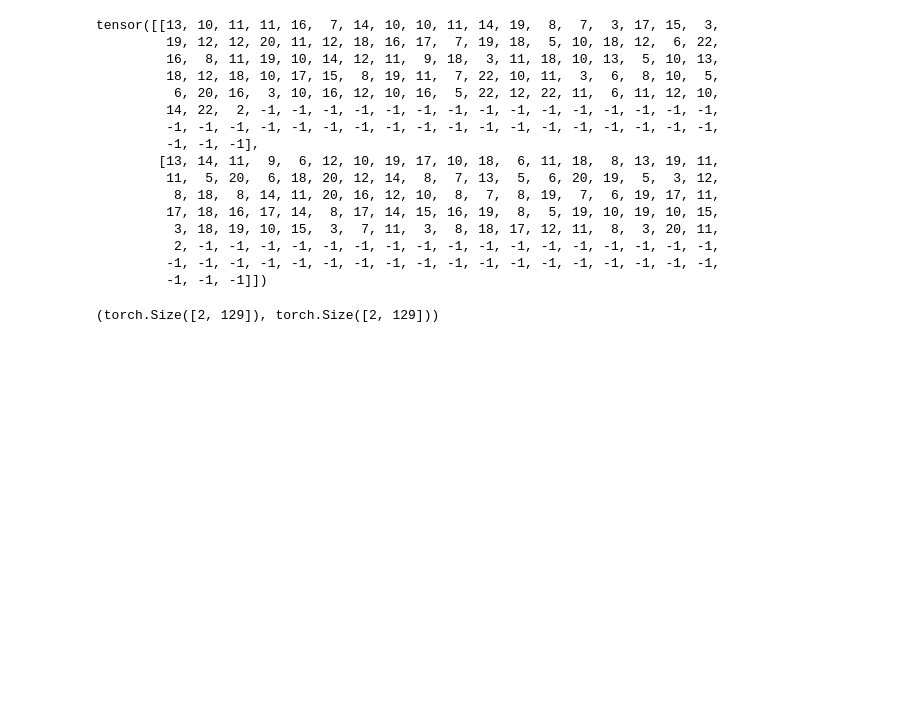
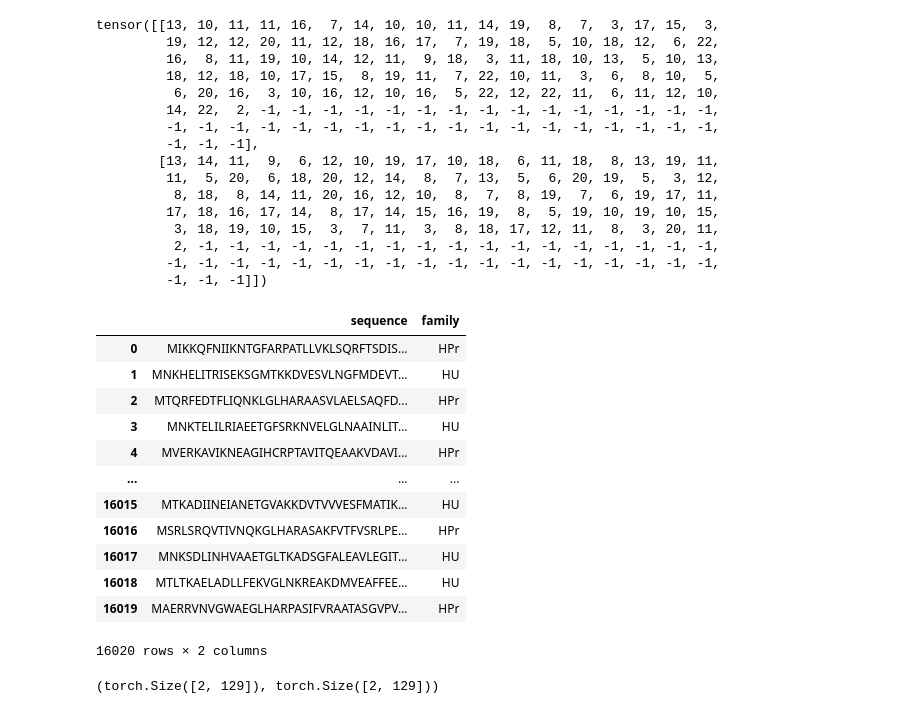
Before and after one commit to andregodinhodtu/02456-autoregressive-project, a Jupyter notebook: notebooks/transformer.ipynb, the cells around one changed output. Cells and saved outputs as stored; diff of their text form; code cells hidden in the pictures; blank space fills up the shorter version.

```diff
--- a/notebooks/transformer.ipynb
+++ b/notebooks/transformer.ipynb
@@ -144,6 +144,22 @@ tensor([[13, 10, 11, 11, 16,  7, 14, 10, 10, 11, 14, 19,  8,  7,  3, 17, 15,  3,
           2, -1, -1, -1, -1, -1, -1, -1, -1, -1, -1, -1, -1, -1, -1, -1, -1, -1,
          -1, -1, -1, -1, -1, -1, -1, -1, -1, -1, -1, -1, -1, -1, -1, -1, -1, -1,
          -1, -1, -1]])
+# %%
+train_data.df
+# %% [output]
+|  | sequence | family |
+| 0 | MIKKQFNIIKNTGFARPATLLVKLSQRFTSDIS... | HPr |
+| 1 | MNKHELITRISEKSGMTKKDVESVLNGFMDEVT... | HU |
+| 2 | MTQRFEDTFLIQNKLGLHARAASVLAELSAQFD... | HPr |
+| 3 | MNKTELILRIAEETGFSRKNVELGLNAAINLIT... | HU |
+| 4 | MVERKAVIKNEAGIHCRPTAVITQEAAKVDAVI... | HPr |
+| ... | ... | ... |
+| 16015 | MTKADIINEIANETGVAKKDVTVVVESFMATIK... | HU |
+| 16016 | MSRLSRQVTIVNQKGLHARASAKFVTFVSRLPE... | HPr |
+| 16017 | MNKSDLINHVAAETGLTKADSGFALEAVLEGIT... | HU |
+| 16018 | MTLTKAELADLLFEKVGLNKREAKDMVEAFFEE... | HU |
+| 16019 | MAERRVNVGWAEGLHARPASIFVRAATASGVPV... | HPr |
+16020 rows × 2 columns
 # %%
 example_protein_seq_data.shape, y.shape
 # %% [output]
```
Also changed, not shown: parts of 7 cells of this notebook, 3 other files.
